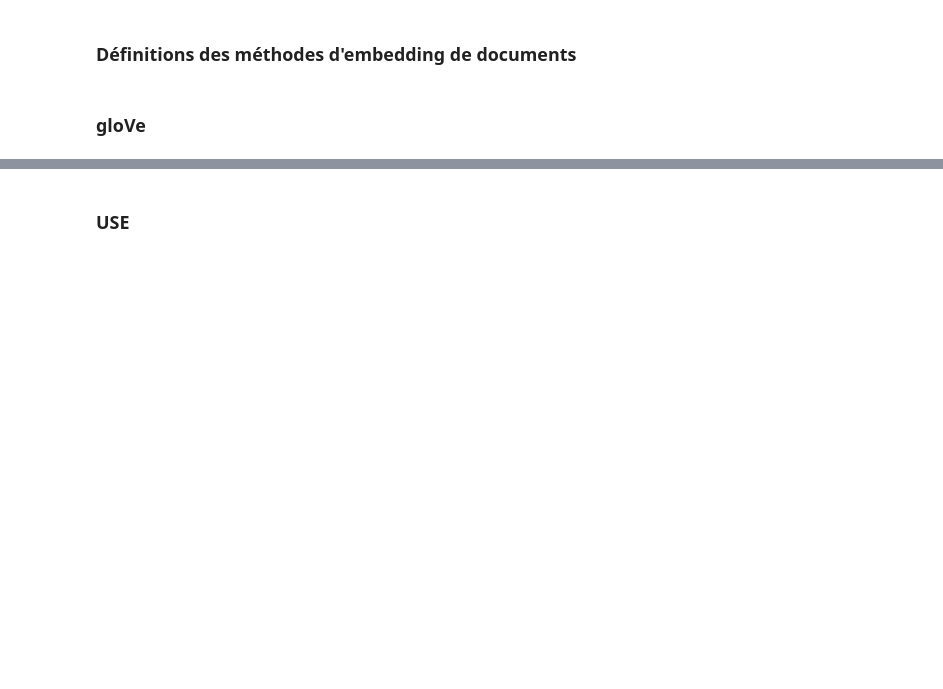
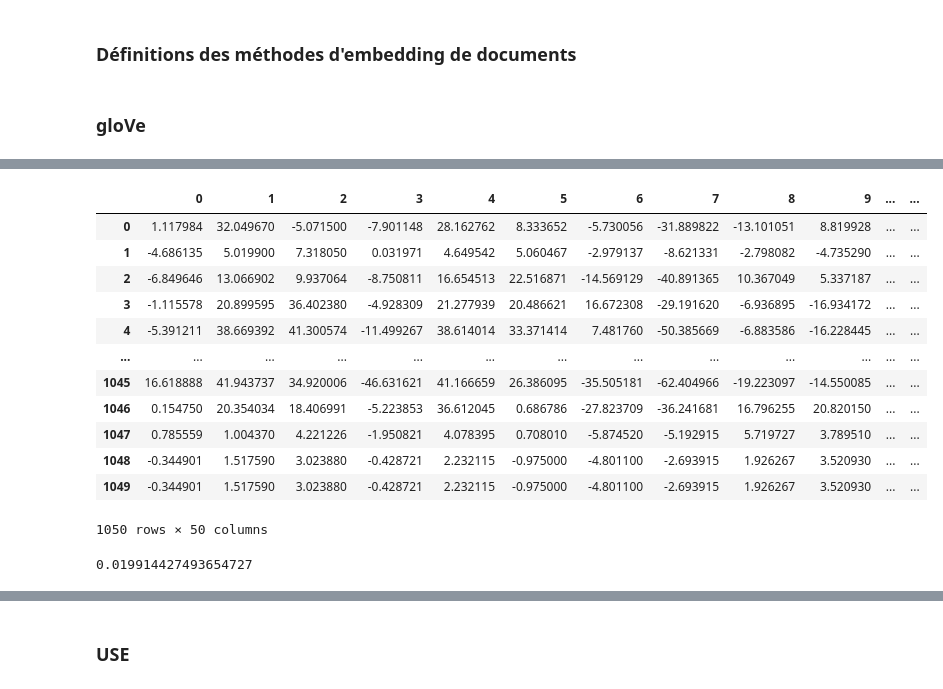
Before and after one commit to kephanmss/Projet-6-OPC, a Jupyter notebook: Missamou_Kephan_1_notebook_pretraitement_feature_extraction_faisaibilite_072024.ipynb, the cells around one changed output, grey strips where cells are left out. Drawn from its saved outputs; the diff is of its cells as text; code cells hidden in the pictures; blank space fills up the shorter version.

```diff
--- a/Missamou_Kephan_1_notebook_pretraitement_feature_extraction_faisaibilite_072024.ipynb
+++ b/Missamou_Kephan_1_notebook_pretraitement_feature_extraction_faisaibilite_072024.ipynb
@@ -79,0 +5,10 @@ ImportError: numpy.core.multiarray failed to import
+# %%
+import spacy  # Pour le traitement du langage naturel
+
+# Téléchargement dans l'environnement virtuel du modèle  de langue anglaise s'il est absent
+try:
+    nlp = spacy.load("en_core_web_sm")
+except OSError:
+    import os
+    os.system("python -m spacy download en_core_web_sm")
+    nlp = spacy.load("en_core_web_sm")
@@ -588,28 +968,28 @@ corpus_ajuste['product_category_tree'].value_counts()
 # %% [markdown]
 ### Définitions des méthodes d'embedding de documents
 # %%
-def create_gloVe_embeddings(dataframe: pd.DataFrame, colonne: str, model) -> pd.DataFrame:
+def create_gloVe_embeddings(dataframe: pd.DataFrame, colonne: str, model: dict, embedding_dim: int = 50) -> pd.DataFrame:
     """
-    Crée une colonne supplémentaire contenant des embeddings gloVe pour chaque document dans un DataFrame.
+    Crée une colonne supplémentaire contenant des embeddings GloVe pour chaque document dans un DataFrame.
 
     Args:
         dataframe: Le DataFrame contenant les documents.
         colonne: Le nom de la colonne contenant les listes de tokens.
-        model: Le modèle gloVe pré-entraîné.
+        model: Le dictionnaire d'embeddings GloVe.
+        embedding_dim: La dimension des embeddings (par défaut 50).
 
     Returns:
-        Le DataFrame avec une nouvelle colonne contenant les embeddings gloVe.
+        Le DataFrame avec une nouvelle colonne contenant les embeddings GloVe.
     """
-
     df = dataframe.copy()
     embeddings = []
-    for liste_tokens in df[colonne]: #On parcout la colonne de token, ligne par ligne
-        document_embedding = np.zeros(model.vector_size)  #Initialisation du vecteur d'embedding
-        for token in liste_tokens: #A chaque nouvelle ligne, on regarde les token individuellement
-            if token in model: #Si le modèle a déjà rencontré le token, on l'ajoute à l'embedding
+    for liste_tokens in df[colonne]:
+        document_embedding = np.zeros(embedding_dim)
+        for token in liste_tokens:
+            if token in model:
                 document_embedding += model[token]
         embeddings.append(document_embedding)
-    df['gloVe_embeddings'] = embeddings #On obtient notre colonne d'embedding : un vecteur qui résume le document
+    df['gloVe_embeddings'] = embeddings
     return df
 
 def create_BERT_embeddings(dataframe: pd.DataFrame, colonne_texte: str, nom_modele='bert-base-cased', utiliser_gpu=True) -> pd.DataFrame:
@@ -655,9 +1035,7 @@ def create_BERT_embeddings(dataframe: pd.DataFrame, colonne_texte: str, nom_mode
 
     return df_copie
 
-modele_use = hub.load("https://tfhub.dev/google/universal-sentence-encoder/4")
-
-def create_USE_embeddings(dataframe: pd.DataFrame, colonne: str, model = modele_use) -> pd.DataFrame:
+def create_USE_embeddings(dataframe: pd.DataFrame, colonne: str, model = modele_use, utiliser_gpu=True) -> pd.DataFrame:
     """
     Crée une colonne supplémentaire contenant des embeddings USE (Universal Sentence Encoder)
     pour chaque document dans un DataFrame.
@@ -665,6 +1043,8 @@ def create_USE_embeddings(dataframe: pd.DataFrame, colonne: str, model = modele_
     Args:
         dataframe: Le DataFrame contenant les documents.
         colonne: Le nom de la colonne contenant les textes à encoder.
+        model: Le modèle USE pré-entraîné.
+        utiliser_gpu: Booléen indiquant si le calcul doit être effectué sur GPU (si disponible).
 
     Returns:
         Le DataFrame avec une nouvelle colonne contenant les embeddings USE.
@@ -672,7 +1052,6 @@ def create_USE_embeddings(dataframe: pd.DataFrame, colonne: str, model = modele_
 
     df = dataframe.copy()
 
-    # Générer les embeddings
     embeddings = model(df[colonne]).numpy()
 
     # Ajouter les embeddings au DataFrame
@@ -682,6 +1061,6 @@ def create_USE_embeddings(dataframe: pd.DataFrame, colonne: str, model = modele_
 # %% [markdown]
 ### gloVe
 # %%
-corpus_gloVe = create_gloVe_embeddings(corpus_ajuste, 'description token', model=wv)
+corpus_gloVe = create_gloVe_embeddings(corpus_ajuste, 'description token', model=gloVe_dict)
 # %%
 corpus_gloVe.sample(2, random_state = graine)
@@ -688,2 +1088,25 @@ corpus_gloVe.sample(2, random_state = graine)
+# %%
+pd.DataFrame(list(corpus_gloVe['gloVe_embeddings']))
+# %% [output]
+|  | 0 | 1 | 2 | 3 | 4 | 5 | 6 | 7 | 8 | 9 | ... | ... |
+| 0 | 1.117984 | 32.049670 | -5.071500 | -7.901148 | 28.162762 | 8.333652 | -5.730056 | -31.889822 | -13.101051 | 8.819928 | ... | ... |
+| 1 | -4.686135 | 5.019900 | 7.318050 | 0.031971 | 4.649542 | 5.060467 | -2.979137 | -8.621331 | -2.798082 | -4.735290 | ... | ... |
+| 2 | -6.849646 | 13.066902 | 9.937064 | -8.750811 | 16.654513 | 22.516871 | -14.569129 | -40.891365 | 10.367049 | 5.337187 | ... | ... |
+| 3 | -1.115578 | 20.899595 | 36.402380 | -4.928309 | 21.277939 | 20.486621 | 16.672308 | -29.191620 | -6.936895 | -16.934172 | ... | ... |
+| 4 | -5.391211 | 38.669392 | 41.300574 | -11.499267 | 38.614014 | 33.371414 | 7.481760 | -50.385669 | -6.883586 | -16.228445 | ... | ... |
+| ... | ... | ... | ... | ... | ... | ... | ... | ... | ... | ... | ... | ... |
+| 1045 | 16.618888 | 41.943737 | 34.920006 | -46.631621 | 41.166659 | 26.386095 | -35.505181 | -62.404966 | -19.223097 | -14.550085 | ... | ... |
+| 1046 | 0.154750 | 20.354034 | 18.406991 | -5.223853 | 36.612045 | 0.686786 | -27.823709 | -36.241681 | 16.796255 | 20.820150 | ... | ... |
+| 1047 | 0.785559 | 1.004370 | 4.221226 | -1.950821 | 4.078395 | 0.708010 | -5.874520 | -5.192915 | 5.719727 | 3.789510 | ... | ... |
+| 1048 | -0.344901 | 1.517590 | 3.023880 | -0.428721 | 2.232115 | -0.975000 | -4.801100 | -2.693915 | 1.926267 | 3.520930 | ... | ... |
+| 1049 | -0.344901 | 1.517590 | 3.023880 | -0.428721 | 2.232115 | -0.975000 | -4.801100 | -2.693915 | 1.926267 | 3.520930 | ... | ... |
+1050 rows × 50 columns
+# %%
+kmeans = KMeans(n_clusters=7, random_state=graine, n_init='auto').fit(pd.DataFrame(list(corpus_gloVe['gloVe_embeddings'])))
+corpus_gloVe['classif_non_supervisee_pre_umap'] = kmeans.labels_
+
+adjusted_rand_score(corpus_gloVe['simple_product_category_tree'], corpus_gloVe['classif_non_supervisee_pre_umap'])
+# %% [output]
+0.019914427493654727
 # %%
 corpus_gloVe['gloVe_embeddings'].sample(3, random_state=graine)
```
Also changed, not shown: parts of 146 cells of this notebook.
